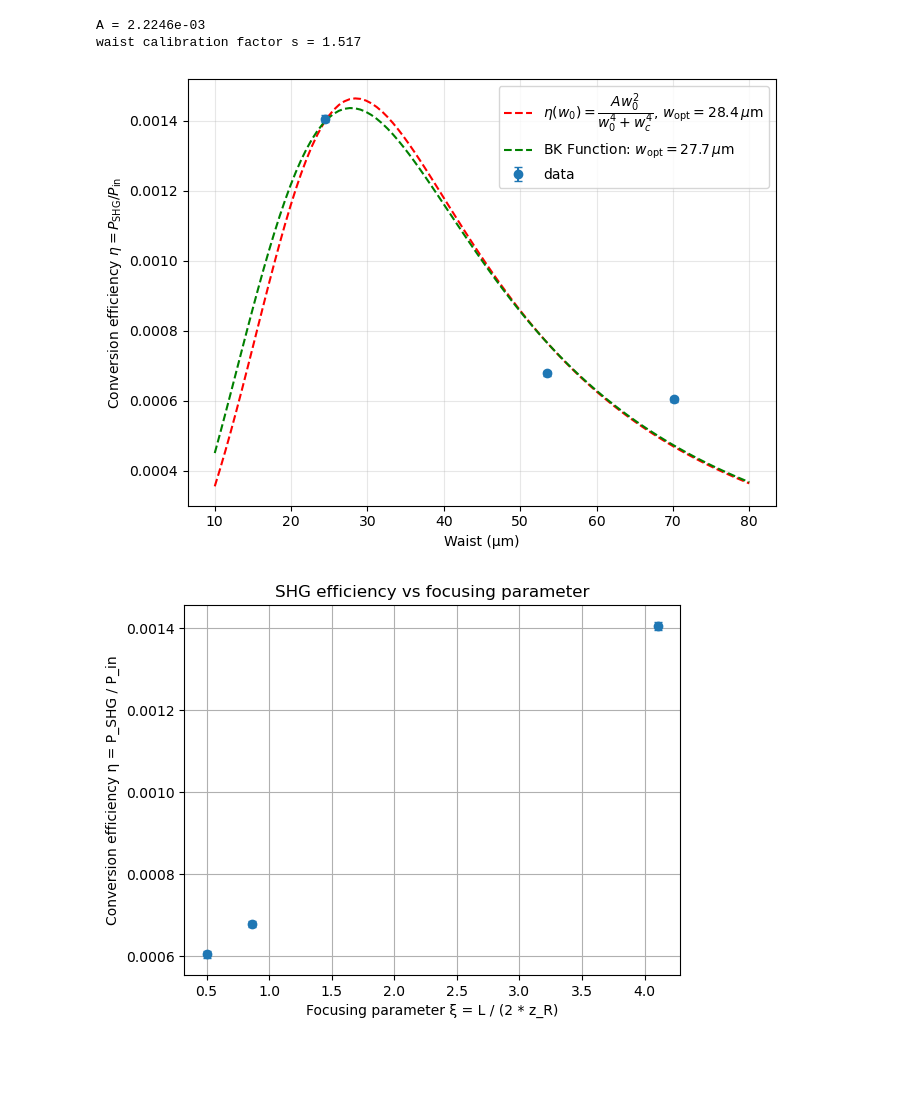
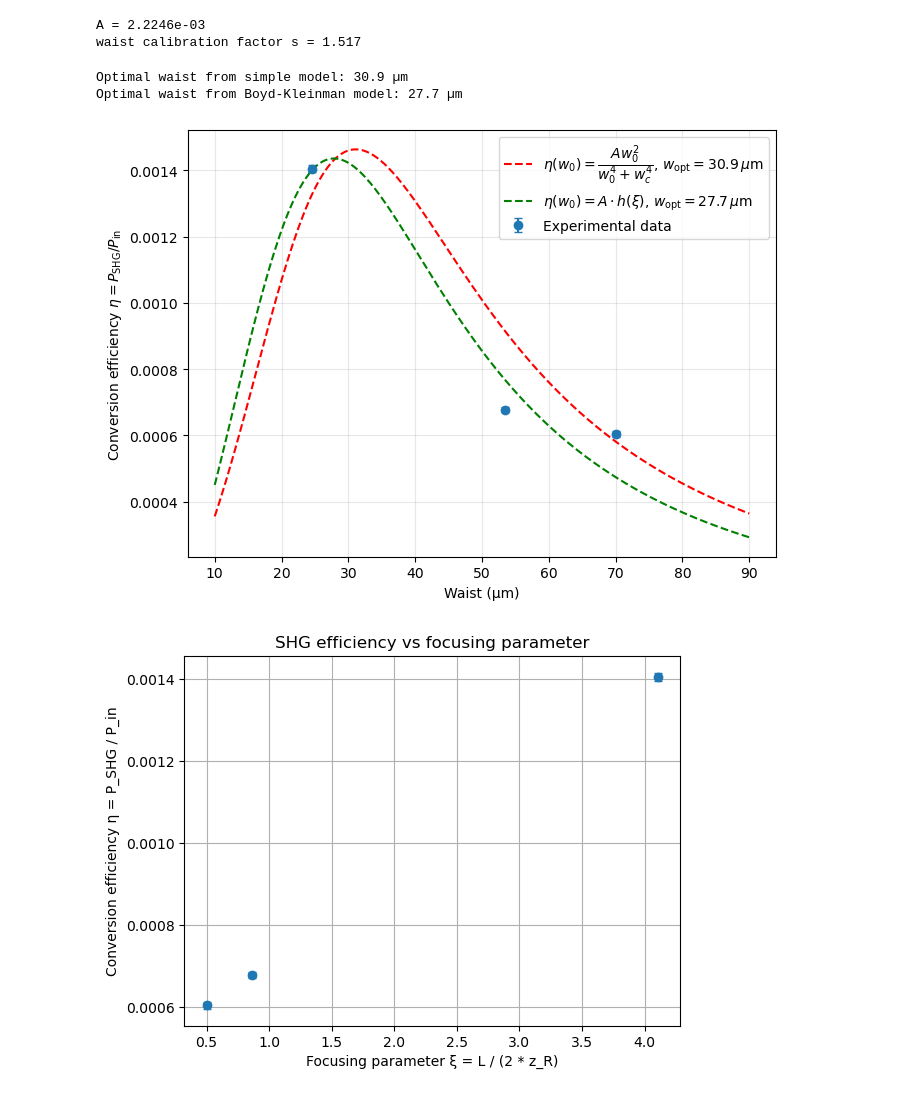
Before and after one commit to eq15t-panda/PANDAManager, a Jupyter notebook: plots_shg.ipynb, the cells around one changed output. Saved outputs shown, nothing was run; the diff lists cells and outputs as text; code cells hidden in the pictures; blank space fills up the shorter version.

Commit message:
Modified sampling for waist fit

```diff
--- a/plots_shg.ipynb
+++ b/plots_shg.ipynb
@@ -181,7 +181,7 @@ def eta_model(w0, A, wc):
 # Initial guess for fitting parameters
 p0 = [np.max(eta), np.mean(w)]
 popt, pcov = curve_fit(eta_model, w, eta, p0=p0, sigma=eta_err, absolute_sigma=True)
-w_fit = np.linspace(10, 80, 100)
+w_fit = np.linspace(10, 80, 200)
 eta_fit_values = eta_model(w_fit, *popt)
 # %%
 L = 20e-3  # 20 mm in meters
@@ -240,7 +240,7 @@ A_fit, s_fit = popt
 print(f"A = {A_fit:.4e}")
 print(f"waist calibration factor s = {s_fit:.3f}")
 
-w_fit = np.linspace(10, 80, 100)
+w_fit = np.linspace(10, 90, 200)
 eta_fit_values_bk = eta_bk(w_fit, *popt)
 # %% [output]
 A = 2.2246e-03
@@ -248,40 +248,44 @@ waist calibration factor s = 1.517
 # %%
 # Plot the coefficient eta vs waist
 plt.figure(figsize=(7,5))
 
-plt.errorbar(w, eta, yerr=eta_err, fmt='o', capsize=3, label='data')
+plt.errorbar(w, eta, yerr=eta_err, fmt='o', capsize=3, label='Experimental data')
 
 # Curve fits
-w0_optimal = np.where(eta_fit_values == np.max(eta_fit_values))[0][0]
-w0_optimal_bk = np.where(eta_fit_values_bk == np.max(eta_fit_values_bk))[0][0]
+w0_optimal = w_fit[np.argmax(eta_fit_values)]
+w0_optimal_bk = w_fit[np.argmax(eta_fit_values_bk)]
+print(f"Optimal waist from simple model: {w0_optimal:.1f} µm")
+print(f"Optimal waist from Boyd-Kleinman model: {w0_optimal_bk:.1f} µm")
 # plt.plot(w_fit[w0_optimal], eta_fit_values[w0_optimal], 'rx', label=f'$w_{{opt}}=${w_fit[w0_optimal]:.1f} µm')
 # plt.plot(w_fit[w0_optimal_bk], eta_fit_values_bk[w0_optimal_bk], 'gx', label=f'$w_{{opt}}=${w_fit[w0_optimal_bk]:.1f} µm')
 plt.plot(
     w_fit,
     eta_fit_values,
     'r--',
     label=rf'$\eta(w_0)=\dfrac{{A w_0^2}}{{w_0^4+w_c^4}}$, '
-          rf'$w_{{\mathrm{{opt}}}}={w_fit[w0_optimal]:.1f}\,\mu\mathrm{{m}}$'
+          rf'$w_{{\mathrm{{opt}}}}={w0_optimal:.1f}\,\mu\mathrm{{m}}$'
 )
 
 plt.plot(
     w_fit,
     eta_fit_values_bk,
     'g--',
-    label=rf'BK Function: '
-          rf'$w_{{\mathrm{{opt}}}}={w_fit[w0_optimal_bk]:.1f}\,\mu\mathrm{{m}}$'
+    label=rf'$\eta(w_0) = A \cdot h(\xi)$, '
+          rf'$w_{{\mathrm{{opt}}}}={w0_optimal_bk:.1f}\,\mu\mathrm{{m}}$'
 )
 
 plt.xlabel("Waist (µm)")
 plt.ylabel(r"Conversion efficiency $\eta = P_{\mathrm{SHG}} / P_{\mathrm{in}}$")
 # plt.title("SHG efficiency vs waist")
-plt.legend()
+plt.legend(loc='upper right')
 
 plt.grid(alpha=0.3)
 plt.tight_layout()
 plt.show()
 # %% [output]
+Optimal waist from simple model: 30.9 µm
+Optimal waist from Boyd-Kleinman model: 27.7 µm
-[figure, old version]
+[figure, new version]
 # %%
 # Plot efficiency eta vs focusing parameter xi = L / (2 * z_R)
 L = 20.0  # mm
```
